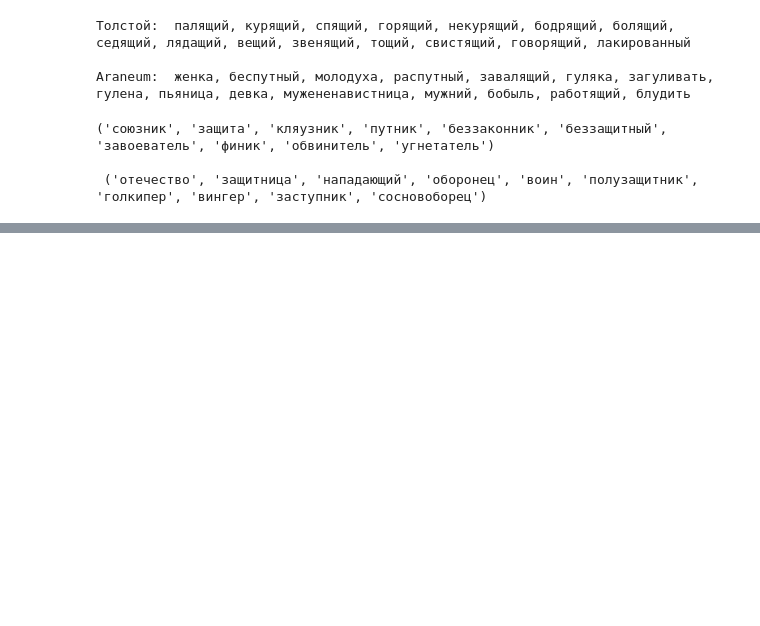
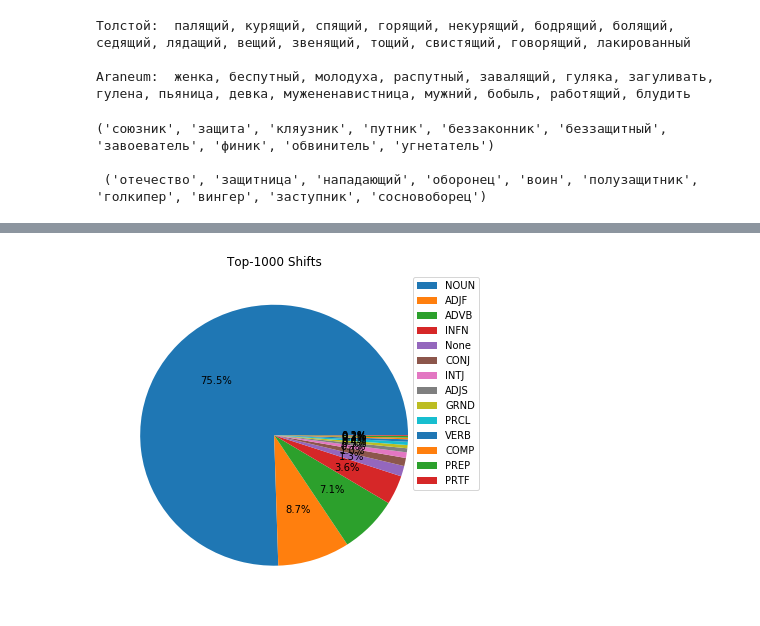
Before and after one commit to dkbrz/Tolstoy_Word_Usage, a Jupyter notebook: Tolstoy Word Usage.ipynb, the cells around one changed output, grey strips where cells are left out. Cells and saved outputs as stored; diff of their text form; code cells hidden in the pictures; blank space fills up the shorter version.

```diff
--- a/Tolstoy Word Usage.ipynb
+++ b/Tolstoy Word Usage.ipynb
@@ -1441,0 +1444,3 @@ print (list(zip(*Tolstoy_FT_SG.wv.most_similar('защитник')))[0], '\n\n',
+# %%
+Real_shifts = Real_shifts.sort_values(by=['T19'])
+Real_shifts.head()
@@ -1441,0 +1485,11 @@ print (list(zip(*Tolstoy_FT_SG.wv.most_similar('защитник')))[0], '\n\n',
+# %%
+HEAD = Real_shifts.head(1000)
+plt.figure(figsize=(6,6))
+labels = HEAD['POS'].value_counts().index
+plt.pie(HEAD['POS'].value_counts(), labels = None, autopct='%1.1f%%')
+plt.legend(labels, bbox_to_anchor=(0.9,1))
+plt.title('Top-1000 Shifts')
+plt.savefig('Head_1000_POS.png', dpi=200)
+plt.show()
+# %% [output]
+[figure, added]
```
Also changed, not shown: parts of 52 cells of this notebook.
